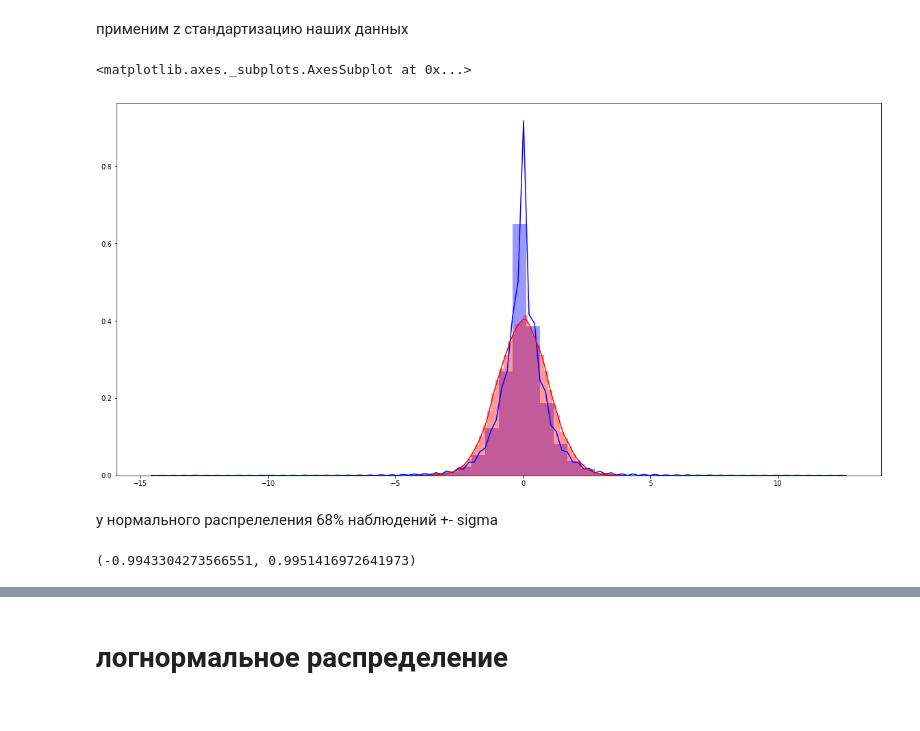
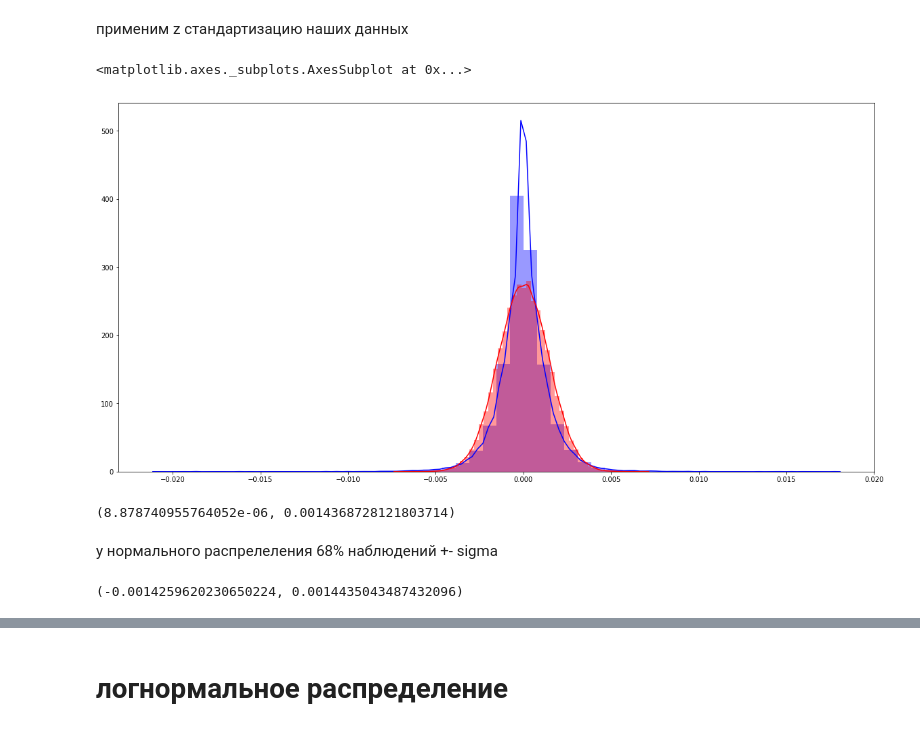
Before and after one commit to marssellio/btchack, a Jupyter notebook: ethusd.ipynb, the cells around one changed output, grey strips where cells are left out. Drawn from its saved outputs; the diff is of its cells as text; code cells hidden in the pictures.

```diff
--- a/ethusd.ipynb
+++ b/ethusd.ipynb
@@ -91,19 +92,23 @@ a.shape
 # %% [markdown]
 применим z стандартизацию наших данных
 # %%
-normal = np.random.normal(size=a.shape)
+normal = np.random.normal(np.log(a).mean(), np.log(a).std(), size=a.shape)
 plt.figure(figsize=(20,10))
-sns.distplot((a-norm_mean)/norm_std, color='blue')
+sns.distplot(np.log(a), color='blue')
 sns.distplot(normal,  color='red')
 # %% [output]
 <matplotlib.axes._subplots.AxesSubplot at 0x...>
-[figure, old version]
+[figure, new version]
+# %%
+np.log(a).mean(), np.log(a).std()
+# %% [output]
+(8.878740955764052e-06, 0.0014368728121803714)
 # %% [markdown]
 у нормального распрелеления 68% наблюдений +- sigma
 # %%
 np.percentile(normal, 16), np.percentile(normal, 84)
 # %% [output]
-(-0.9943304273566551, 0.9951416972641973)
+(-0.0014259620230650224, 0.0014435043487432096)
 # %%
 np.percentile((a-norm_mean)/norm_std, 16), np.percentile((a-norm_mean)/norm_std, 84)
 # %% [output]
```
Also changed, not shown: parts of 19 cells of this notebook.
